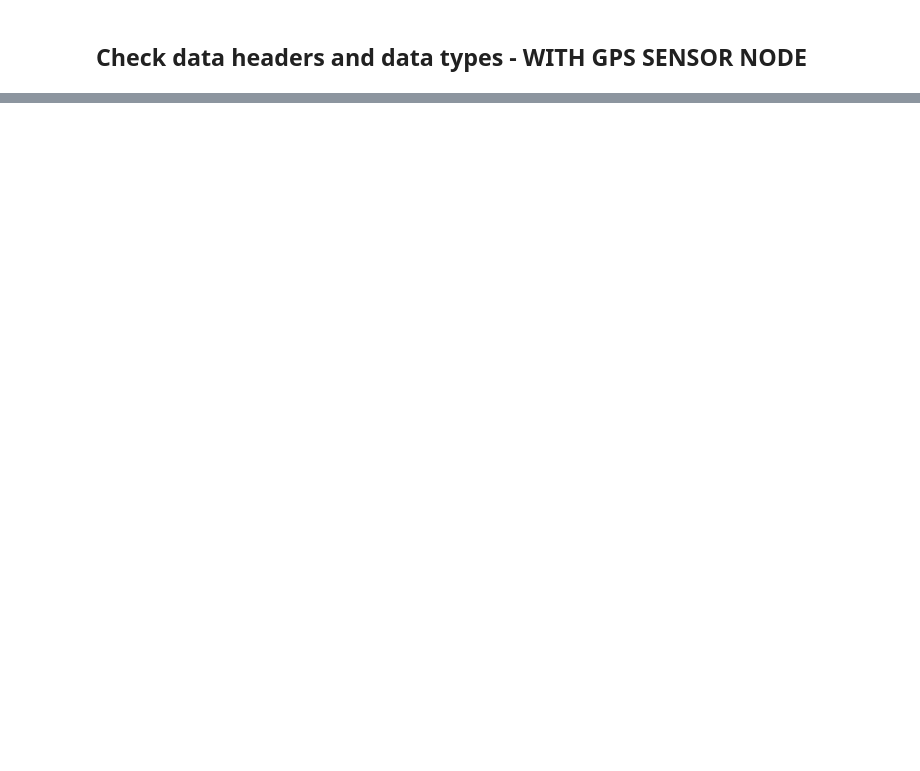
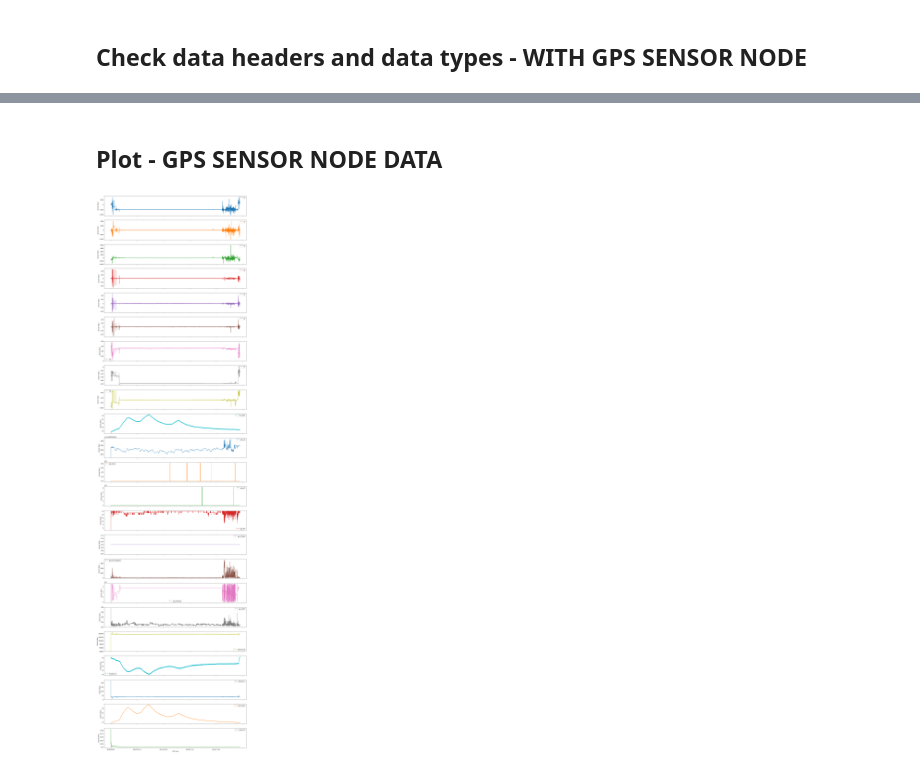
Before and after one commit to veysiadn/CO2-Excavators, a Jupyter notebook: initial-analysis.ipynb, the cells around one changed output, grey strips where cells are left out. Saved outputs shown, nothing was run; the diff lists cells and outputs as text; code cells hidden in the pictures; blank space fills up the shorter version.

Commit message:
add graphs

```diff
--- a/initial-analysis.ipynb
+++ b/initial-analysis.ipynb
@@ -111,0 +133,7 @@ print(data_with_gps.head())
+# %% [markdown]
+## Plot - GPS SENSOR NODE DATA
+# %%
+g = data_with_gps.plot(x='rtcTime',subplots=True, figsize=(20,80), xlabel="RTC Time", ylabel="Sensor Value")
+plt.show()
+# %% [output]
+[figure, added]
```
Also changed, not shown: parts of 19 cells of this notebook, 1 other file.
